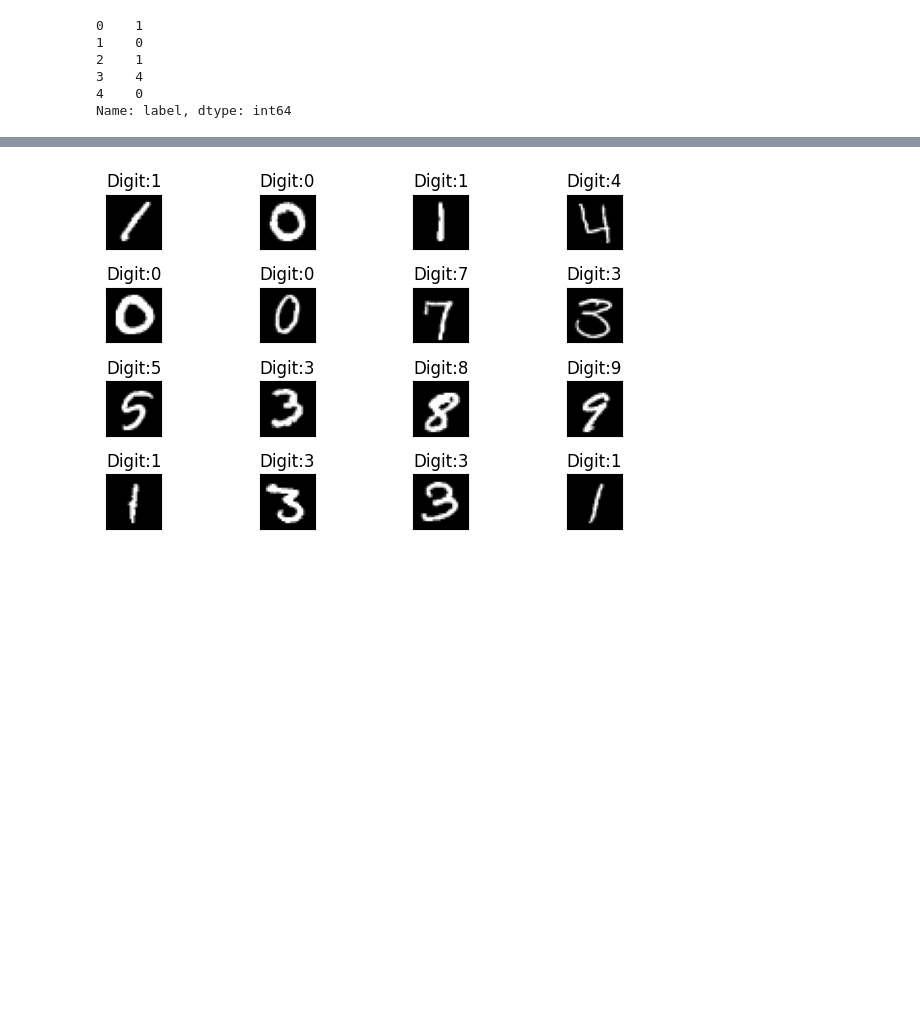
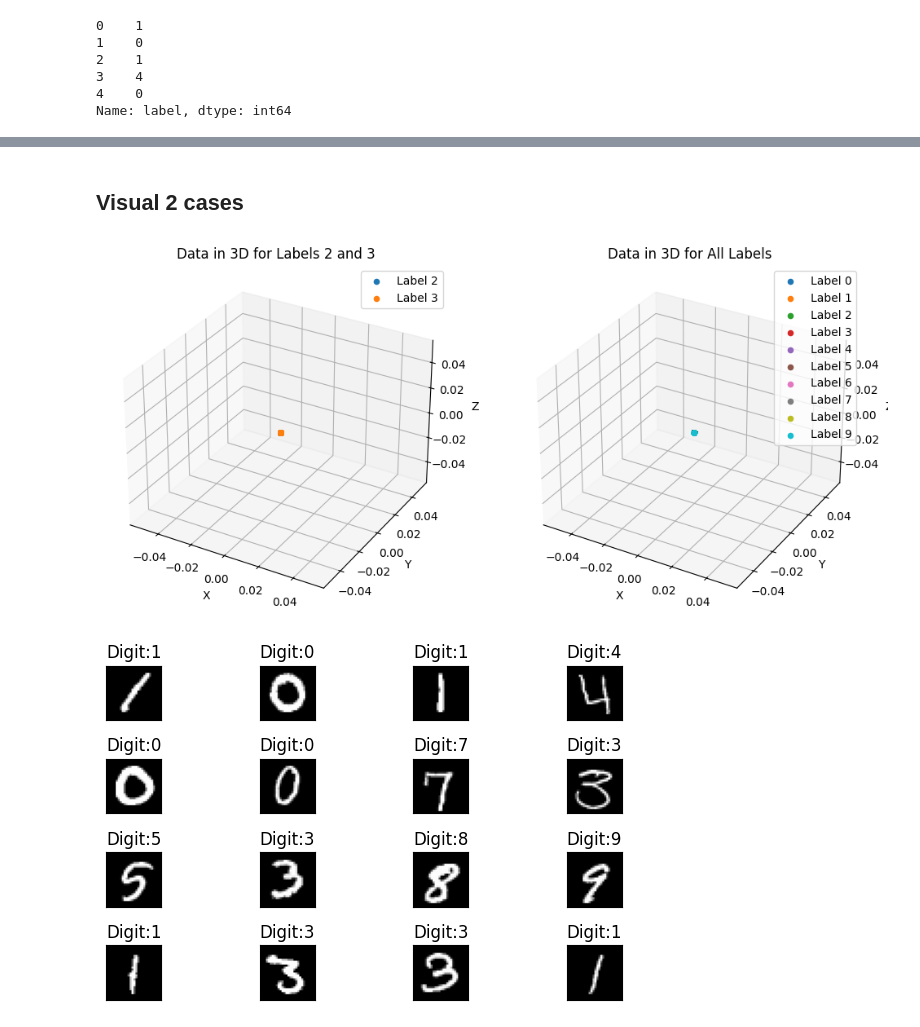
Before and after one commit to naoNao89/digitsSVM, a Jupyter notebook: SVM on Digits Recognization.ipynb, the cells around one changed output, grey strips where cells are left out. Drawn from its saved outputs; the diff is of its cells as text; code cells hidden in the pictures; blank space fills up the shorter version.

```diff
--- a/SVM on Digits Recognization.ipynb
+++ b/SVM on Digits Recognization.ipynb
@@ -38,19 +38,3 @@ Y_train.head()
 3    4
 4    0
 Name: label, dtype: int64
-# %%
-X_train = np.array(X_train)
-Y_train = np.array(Y_train)
-
-# Normalize inputs
-X_train = X_train / 255.0
-print(X_train)
-
-# Fill missing values with 0
-X_train = np.nan_to_num(X_train, nan=0)
-
-# Count missing values
-missing_values = np.isnan(X_train)
-missing_sum = np.sum(missing_values)
-
-print("Total missing values:", missing_sum)
@@ -66,3 +89,53 @@ Total missing values: 0
+# %% [markdown]
+## Visual 2 cases
+# %%
+import numpy as np
+import matplotlib.pyplot as plt
+from mpl_toolkits.mplot3d import Axes3D
+
+# Assuming X_train_23 and X_train_all are already computed and ready for visualization
+
+# Plot in 3D for X_train_23 and Y_train_23
+fig = plt.figure(figsize=(12, 6))
+ax1 = fig.add_subplot(121, projection='3d')
+ax1.set_title('Data in 3D for Labels 2 and 3')
+
+# PCA
+pca = PCA(n_components=3)  # Project to 3 dimensions for visualization
+X_train_23_pca = pca.fit_transform(X_train_flattened)
+
+
+# Plot points with labels 2 and 3
+for label in np.unique(Y_train_23):
+    ax1.scatter(X_train_23[Y_train_23 == label, 0],
+                X_train_23[Y_train_23 == label, 1],
+                X_train_23[Y_train_23 == label, 2],
+                label=f'Label {label}')
+
+ax1.set_xlabel('X')
+ax1.set_ylabel('Y')
+ax1.set_zlabel('Z')
+ax1.legend()
+
+# Plot in 3D for X_train_all and Y_train
+ax2 = fig.add_subplot(122, projection='3d')
+ax2.set_title('Data in 3D for All Labels')
+
+# Plot points with all labels
+for label in np.unique(Y_train):
+    ax2.scatter(X_train[Y_train == label, 0],
+                X_train[Y_train == label, 1],
+                X_train[Y_train == label, 2],
+                label=f'Label {label}')
+
+ax2.set_xlabel('X')
+ax2.set_ylabel('Y')
+ax2.set_zlabel('Z')
+ax2.legend()
+
+plt.show()
+# %% [output]
+[figure, added]
 # %%
 def plot_digits(X, Y):
     for i in range(16):
```
Also changed, not shown: parts of 3 cells of this notebook.
